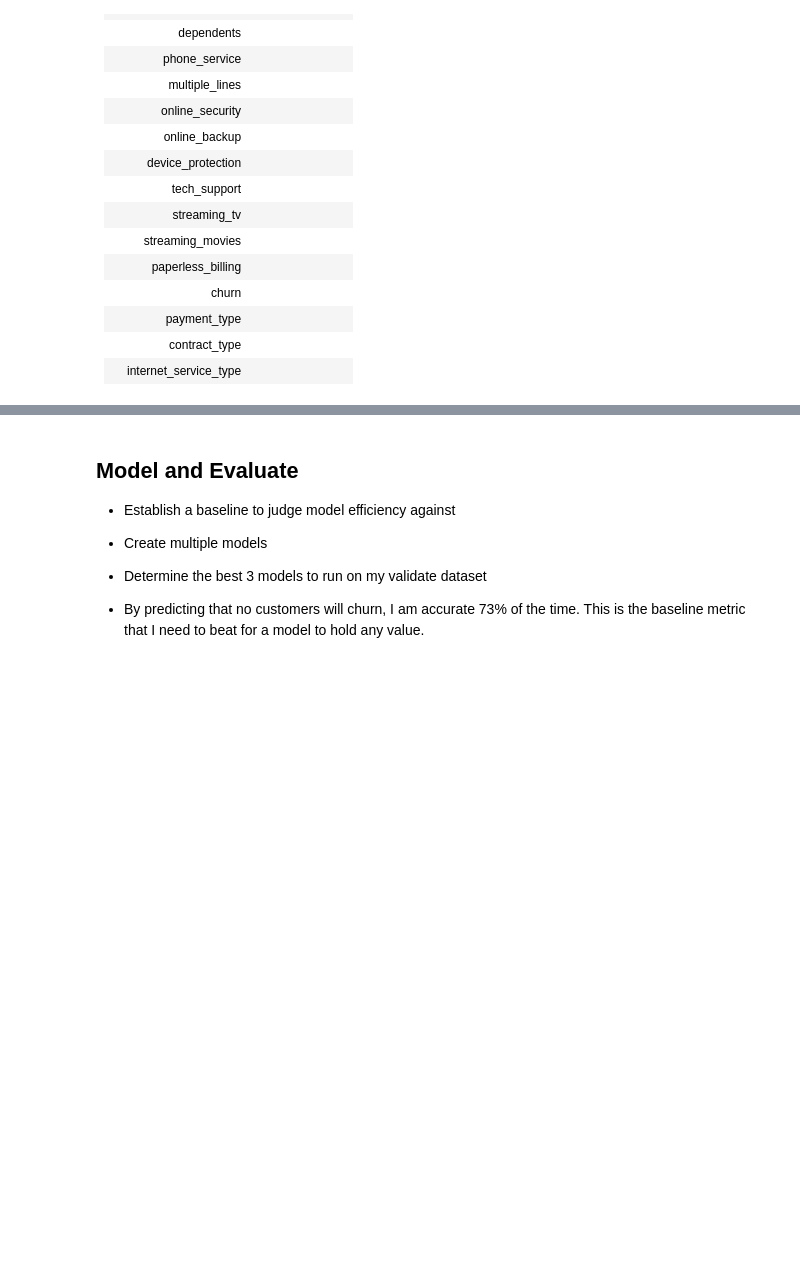
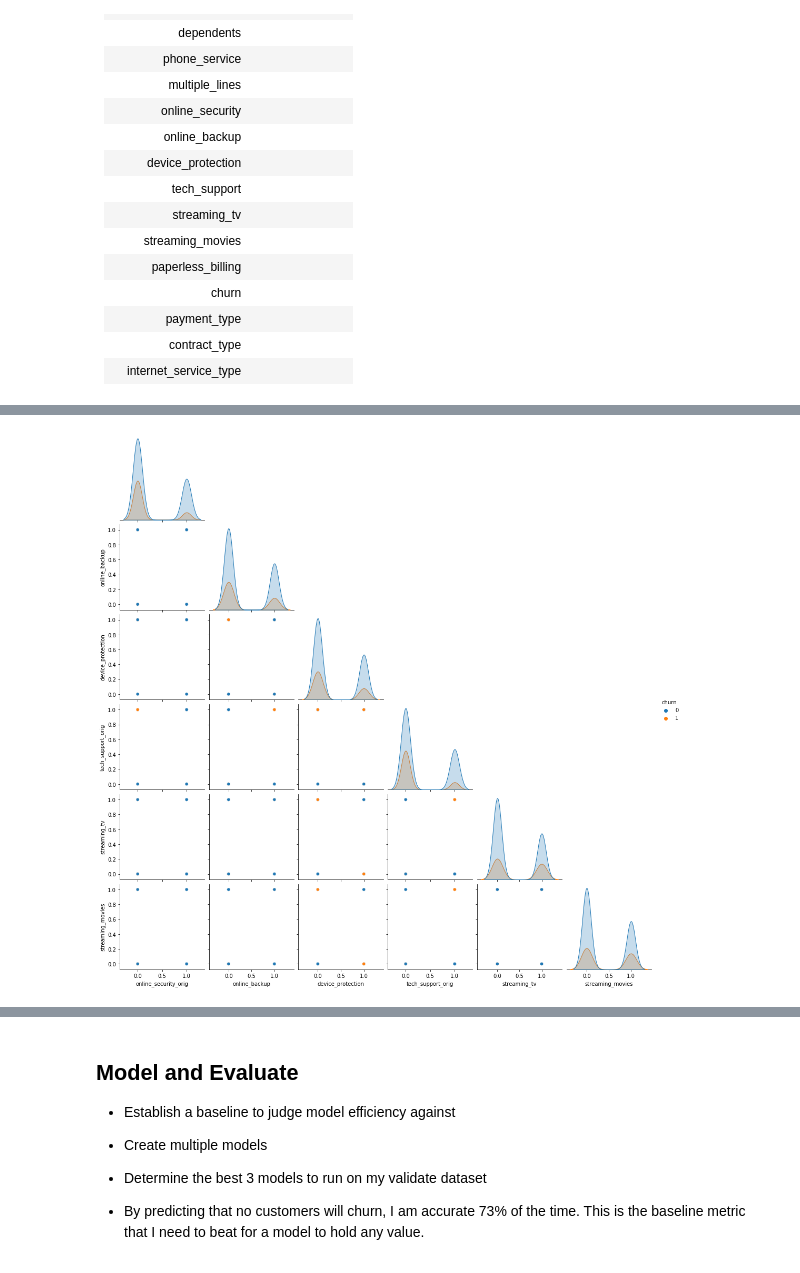
Before and after one commit to QuantumKane/classification_project, a Jupyter notebook: project_report.ipynb, the cells around one changed output, grey strips where cells are left out. Cells and saved outputs as stored; diff of their text form; code cells hidden in the pictures; blank space fills up the shorter version.

```diff
--- a/project_report.ipynb
+++ b/project_report.ipynb
@@ -185,0 +264,13 @@ sns.heatmap(corr, mask=mask, cmap=cmap, vmax=.3, center=0,
+# %%
+# Subset to explore columns of interest
+
+support_streaming_subset = train[['online_security_orig',
+       'online_backup', 'device_protection', 'tech_support_orig', 'streaming_tv',
+       'streaming_movies', 'churn']]
+# %%
+# A seaborn pairplot to illustrate some features of interest
+
+sns.pairplot(data=support_streaming_subset, corner=True, hue='churn')
+plt.show()
+# %% [output]
+[figure, added]
```
Also changed, not shown: parts of 85 cells of this notebook.
